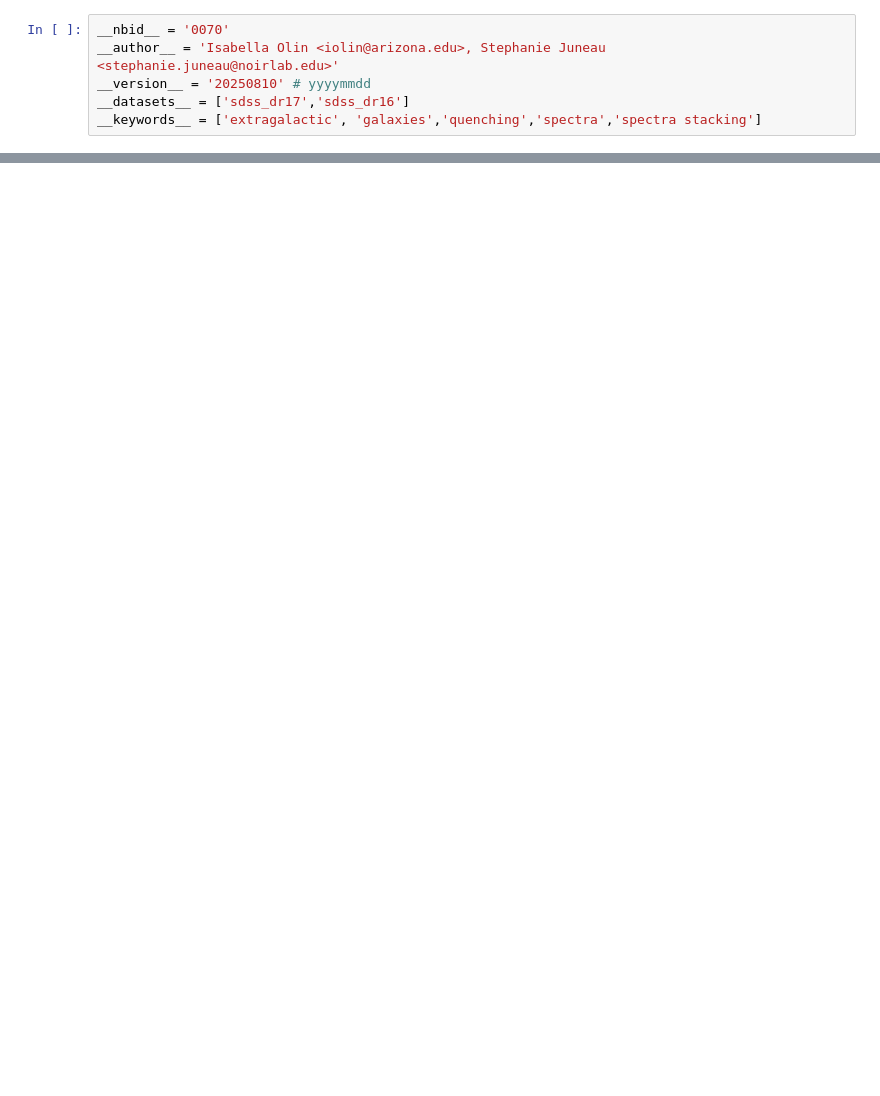
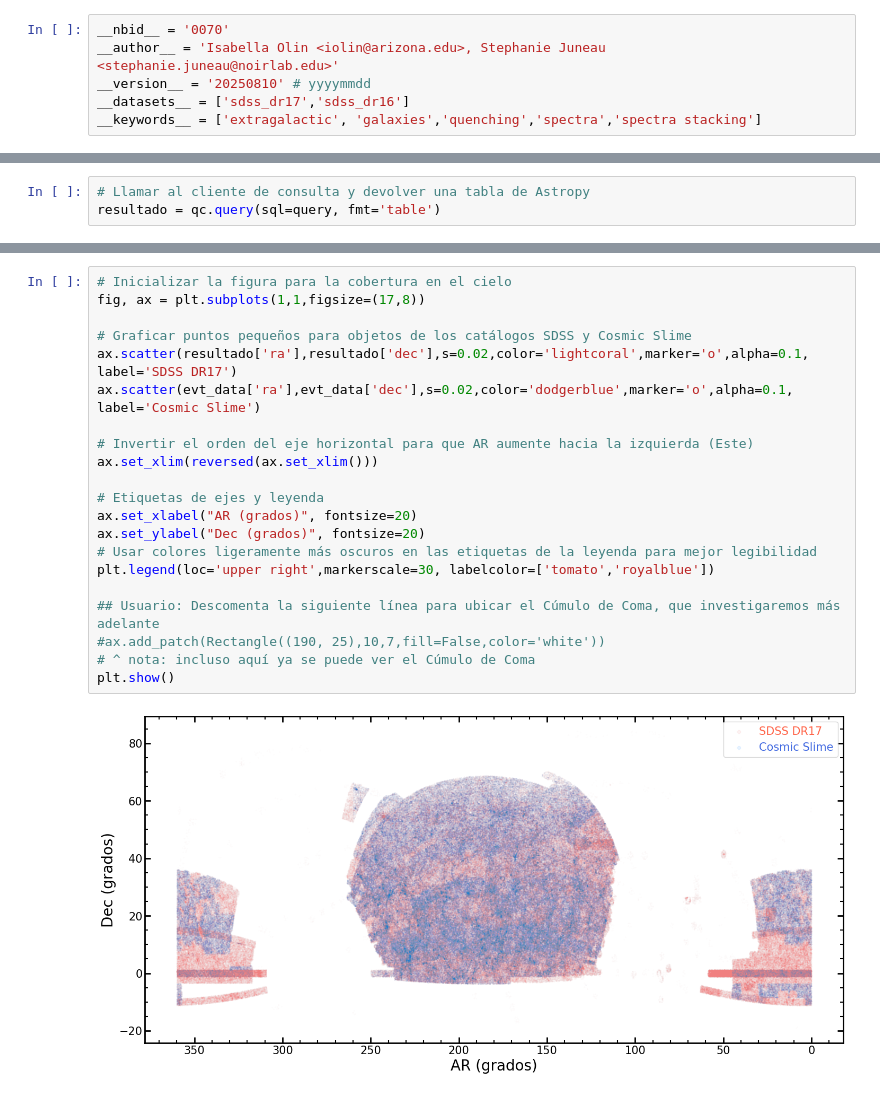
Before and after one commit to astro-datalab/notebooks-latest-es, a Jupyter notebook: 03_EjemplosDeCiencia/EstructuraAGranEscala/EstructuraAGranEscalaSdssCosmicSlime.ipynb, the cells around one changed output, grey strips where cells are left out. Drawn from its saved outputs; the diff is of its cells as text; blank space fills up the shorter version.

```diff
--- a/03_EjemplosDeCiencia/EstructuraAGranEscala/EstructuraAGranEscalaSdssCosmicSlime.ipynb
+++ b/03_EjemplosDeCiencia/EstructuraAGranEscala/EstructuraAGranEscalaSdssCosmicSlime.ipynb
@@ -1007,0 +186,3 @@ From the above figure, we can infer the following:
+# %%
+# Llamar al cliente de consulta y devolver una tabla de Astropy
+resultado = qc.query(sql=query, fmt='table')
@@ -1007,0 +270,23 @@ From the above figure, we can infer the following:
+# %%
+# Inicializar la figura para la cobertura en el cielo
+fig, ax = plt.subplots(1,1,figsize=(17,8))
+
+# Graficar puntos pequeños para objetos de los catálogos SDSS y Cosmic Slime
+ax.scatter(resultado['ra'],resultado['dec'],s=0.02,color='lightcoral',marker='o',alpha=0.1, label='SDSS DR17')
+ax.scatter(evt_data['ra'],evt_data['dec'],s=0.02,color='dodgerblue',marker='o',alpha=0.1, label='Cosmic Slime')
+
+# Invertir el orden del eje horizontal para que AR aumente hacia la izquierda (Este)
+ax.set_xlim(reversed(ax.set_xlim()))
+
+# Etiquetas de ejes y leyenda
+ax.set_xlabel("AR (grados)", fontsize=20)
+ax.set_ylabel("Dec (grados)", fontsize=20)
+# Usar colores ligeramente más oscuros en las etiquetas de la leyenda para mejor legibilidad
+plt.legend(loc='upper right',markerscale=30, labelcolor=['tomato','royalblue'])
+
+## Usuario: Descomenta la siguiente línea para ubicar el Cúmulo de Coma, que investigaremos más adelante
+#ax.add_patch(Rectangle((190, 25),10,7,fill=False,color='white'))
+# ^ nota: incluso aquí ya se puede ver el Cúmulo de Coma
+plt.show()
+# %% [output]
+[figure, added]
```
Also changed, not shown: parts of 124 cells of this notebook, 6 other files.
